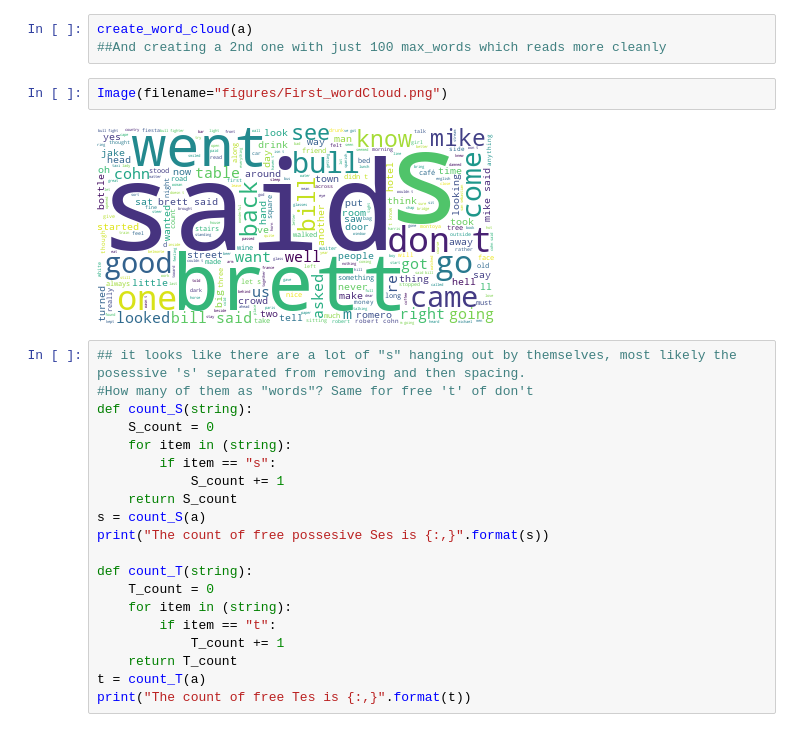
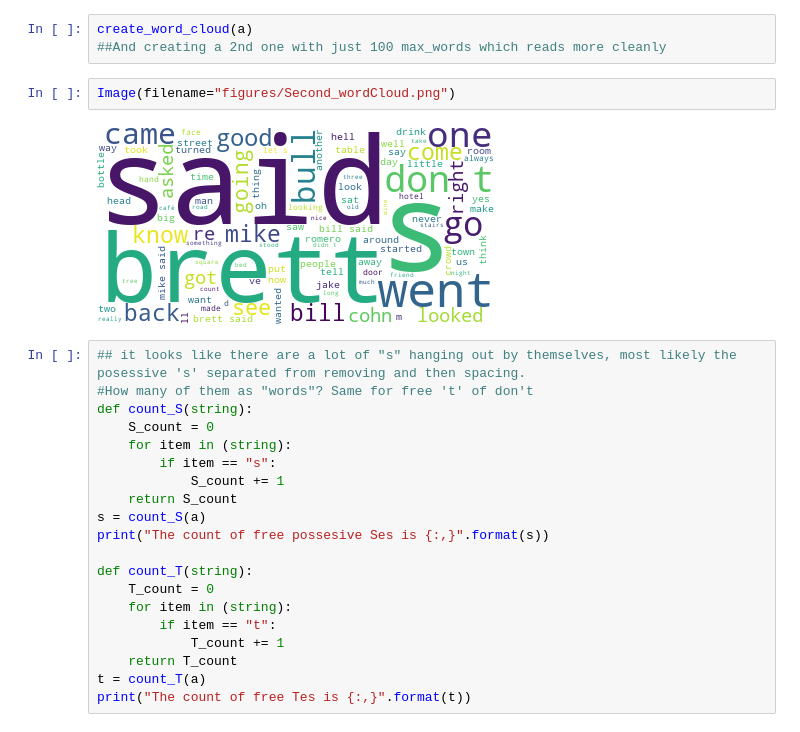
Before and after one commit to KirkHazen/Capstone_3, a Jupyter notebook: Hazen Data Wrangling and EDA for Capstone 3.ipynb, the cells around one changed output. Drawn from its saved outputs; the diff is of its cells as text.

Commit message:
Updated word cloud image

```diff
--- a/Hazen Data Wrangling and EDA for Capstone 3.ipynb
+++ b/Hazen Data Wrangling and EDA for Capstone 3.ipynb
@@ -75,10 +75,10 @@ a= ' '.join(words)
 # %%
 create_word_cloud(a)
 ##And creating a 2nd one with just 100 max_words which reads more cleanly
-# %%
-Image(filename="figures/First_wordCloud.png")
-# %% [output]
-[figure, removed]
+# %%
+Image(filename="figures/Second_wordCloud.png")
+# %% [output]
+[figure, added]
 # %%
 ## it looks like there are a lot of "s" hanging out by themselves, most likely the posessive 's' separated from removing and then spacing.
 #How many of them as "words"? Same for free 't' of don't
```
Also changed, not shown: parts of 52 cells of this notebook, 1 other file.
